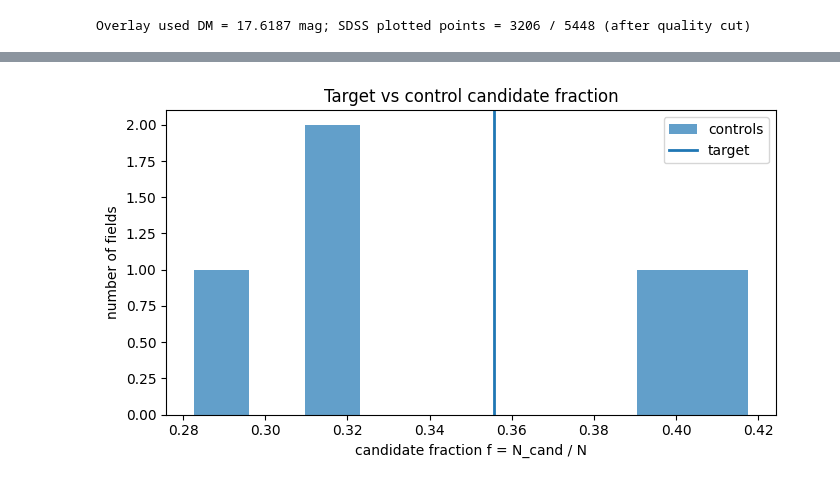
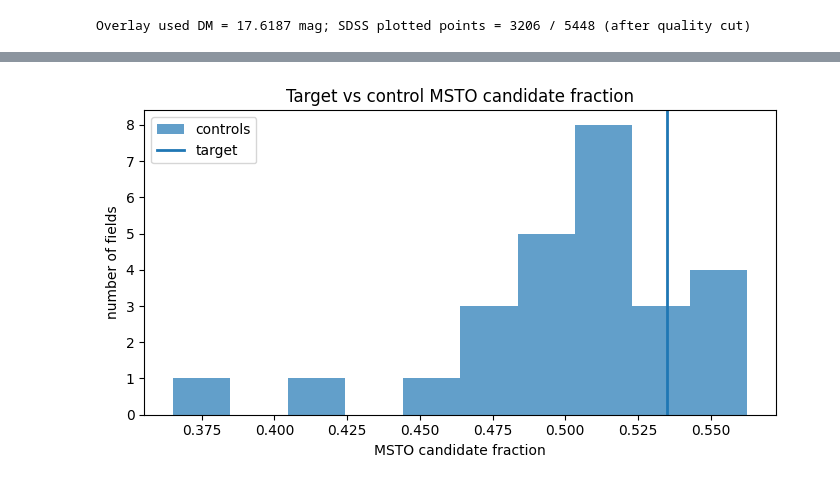
Before and after one commit to zangston/ASTR-5140, a Jupyter notebook: project2/Project2.ipynb, the cells around one changed output, grey strips where cells are left out. Saved outputs shown, nothing was run; the diff lists cells and outputs as text; code cells hidden in the pictures.

Commit message:
Add DM-best fit and MSTO-based statistics

```diff
--- a/project2/Project2.ipynb
+++ b/project2/Project2.ipynb
@@ -45,18 +46,6 @@ plt.title("Dereddened")
 plt.show()
 # %% [output]
 [figure]
-# %%
-# Read in Dartmouth isochrone files
-from isochrones.dartmouth_iso import load_isochrones, read_dartmouth_iso
-isos = load_isochrones("isochrones")
-iso5 = isos["5gyr"]
-iso13 = isos["13gyr"]
-# %%
-# Read in Dartmouth isochrone files
-from isochrones.dartmouth_iso import load_isochrones, read_dartmouth_iso
-isos = load_isochrones("isochrones")
-iso5 = isos["5gyr"]
-iso13 = isos["13gyr"]
 # %%
 
 # --- Distance modulus for d = 33.4 kpc ---
@@ -518,40 +430,76 @@ plt.show()
 # %%
+# ---------- overdensity (MSTO only) ----------
 rows = []
-for fid, df_field in fields:
-    N = len(df_field)
-    Nc = int(df_field["cand_either"].sum())
+for fid, df in fields:
+    sub = df[df["in_msto"]].copy()
+    N = len(sub)
+    Nc = int(sub["cand_either"].sum())
     f = Nc / N if N > 0 else np.nan
-    rows.append({"field": fid, "N": N, "N_cand": Nc, "f_cand": f})
+    rows.append({"field": fid, "N_msto": N, "N_cand_msto": Nc, "f_cand_msto": f})
 
 summary = pd.DataFrame(rows).sort_values("field")
 display(summary)
 
-target_f = summary.loc[summary["field"] == "target", "f_cand"].iloc[0]
-target_N = summary.loc[summary["field"] == "target", "N"].iloc[0]
-target_Nc = summary.loc[summary["field"] == "target", "N_cand"].iloc[0]
+target = summary[summary["field"] == "target"].iloc[0]
+controls = summary[summary["field"] != "target"].copy()
 
-controls = summary[summary["field"] != "target"].copy()
-mu = controls["f_cand"].mean()
-sigma = controls["f_cand"].std(ddof=1)
+mu = controls["f_cand_msto"].mean()
+sigma = controls["f_cand_msto"].std(ddof=1)
+S = (target["f_cand_msto"] - mu) / sigma if sigma > 0 else np.nan
 
-# "Sigma" significance based on field-to-field variance
-S = (target_f - mu) / sigma if sigma > 0 else np.nan
+print("=== Overdensity (MSTO only, DM-consistent candidates) ===")
+print(f"Target:    N={int(target['N_msto'])}, N_cand={int(target['N_cand_msto'])}, f={target['f_cand_msto']:.5f}")
+print(f"Controls:  mean f={mu:.5f}, std f={sigma:.5f}  (n={len(controls)})")
+print(f"Excess:    Δf={target['f_cand_msto']-mu:.5f}")
+print(f"Significance: S = {S:.2f} σ")
 
-print("=== Overdensity statistic (candidate fraction) ===")
-print(f"Target:    N={target_N}, N_cand={target_Nc}, f={target_f:.5f}")
-print(f"Controls:  mean f={mu:.5f}, std f={sigma:.5f}  (n={len(controls)})")
-print(f"Excess:    Δf={target_f-mu:.5f}")
-print(f"Significance (using control scatter): S = {S:.2f} σ")
+# empirical p-value
+ctrl_f = controls["f_cand_msto"].to_numpy()
+p = (np.sum(ctrl_f >= target["f_cand_msto"]) + 1) / (len(ctrl_f) + 1)
+print(f"Empirical one-sided p-value (controls >= target): p = {p:.3f}")
 
-# Optional: show target vs control distribution
-import matplotlib.pyplot as plt
 plt.figure(figsize=(7,4))
-plt.hist(controls["f_cand"], bins=10, alpha=0.7, label="controls")
-plt.axvline(target_f, linewidth=2, label="target")
-plt.xlabel("candidate fraction f = N_cand / N")
+plt.hist(ctrl_f[np.isfinite(ctrl_f)], bins=10, alpha=0.7, label="controls")
+plt.axvline(target["f_cand_msto"], linewidth=2, label="target")
+plt.xlabel("MSTO candidate fraction")
 plt.ylabel("number of fields")
-plt.title("Target vs control candidate fraction")
+plt.title("Target vs control MSTO candidate fraction")
 plt.legend()
 plt.tight_layout()
 plt.show()
+
+
+# ---------- spatial gradient test (target only) ----------
+df_t = dict(fields)["target"].copy()
+t = df_t[df_t["in_msto"]].copy()
+
+# RA bins across the target field
+nbin = 10
+bins = np.linspace(t["ra"].min(), t["ra"].max(), nbin+1)
+centers = 0.5*(bins[:-1] + bins[1:])
+
+cand_density = []
+all_density = []
+for lo, hi in zip(bins[:-1], bins[1:]):
+    s = t[(t["ra"] >= lo) & (t["ra"] < hi)]
+    # surface density ~ counts / (bin area). Area per RA-bin is constant up to cos(dec) factor.
+    cand_density.append(s["cand_either"].sum() / len(s) if len(s)>0 else np.nan)
+    all_density.append(len(s))
+
+plt.figure(figsize=(7,4))
+plt.plot(centers, cand_density, marker="o")
+plt.xlabel("RA (deg)")
+plt.ylabel("candidate fraction in MSTO")
+plt.title("Target field: candidate fraction vs RA (MSTO only)")
+plt.tight_layout()
+plt.show()
+
+# quick linear trend fit (ignore empty bins)
+x = centers[np.isfinite(cand_density)]
+y = np.array(cand_density)[np.isfinite(cand_density)]
+if len(x) >= 3:
+    m, b = np.polyfit(x, y, 1)
+    print(f"Linear trend: f(RA) ≈ {m:.4g}*RA + {b:.4g}")
+else:
+    print("Not enough non-empty bins for a trend fit.")
 # %% [output]
@@ -571 +529 @@ Significance (using control scatter): S = 0.17 σ
-[figure, old version]
+[figure, new version]
```
Also changed, not shown: parts of 7 cells of this notebook.
